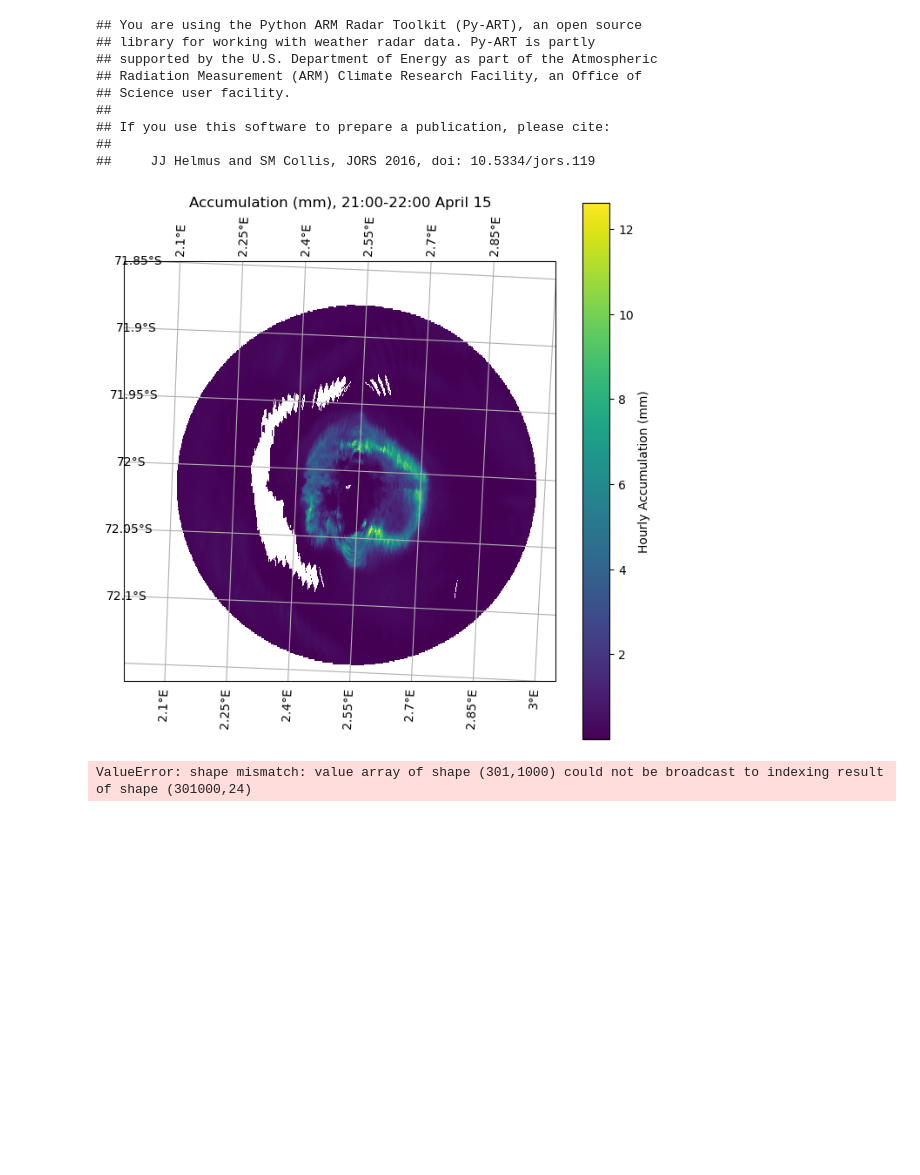
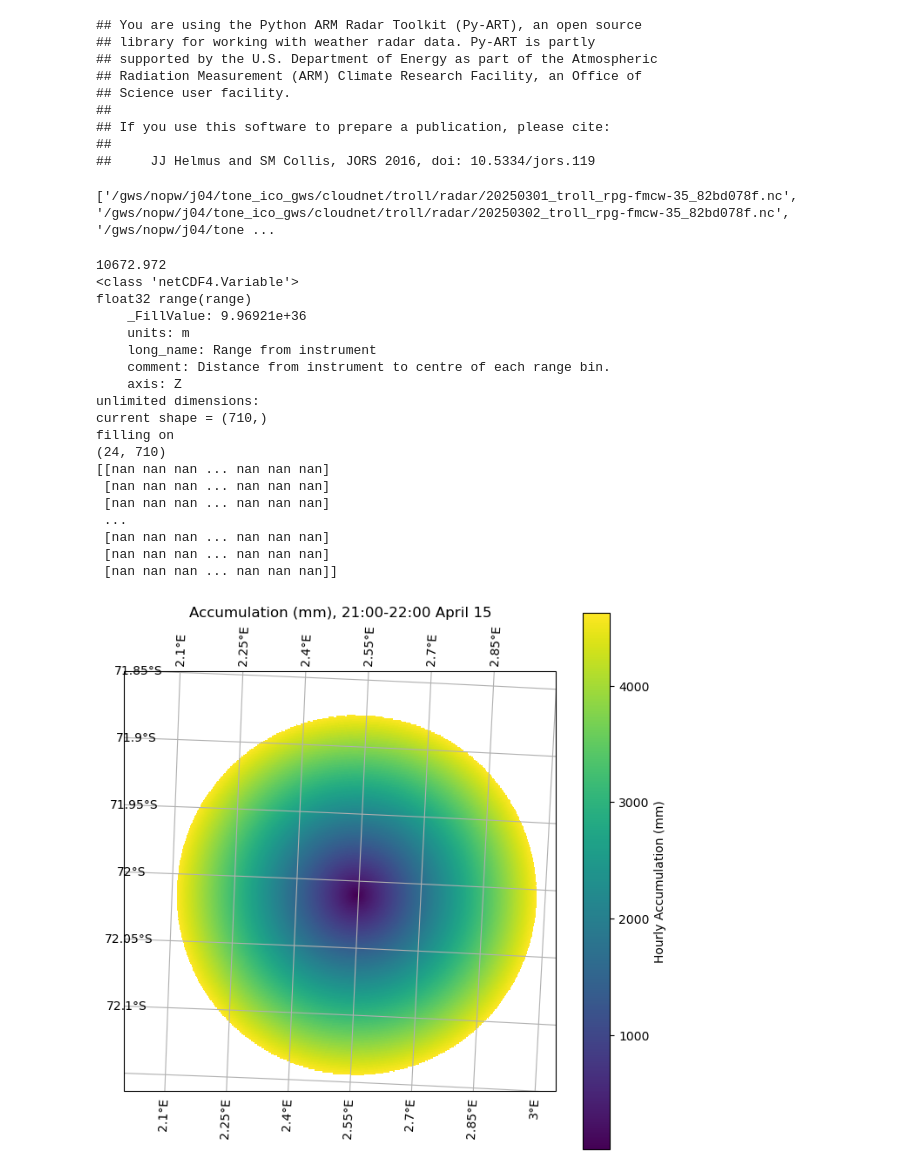
Before and after one commit to Troll-Observing-Network/neumayer-snowfall, a Jupyter notebook: 2D_Pipeline.ipynb, the cells around one changed output. Saved outputs shown, nothing was run; the diff lists cells and outputs as text; code cells hidden in the pictures; blank space fills up the shorter version.

Commit message:
vert profile extracted

```diff
--- a/2D_Pipeline.ipynb
+++ b/2D_Pipeline.ipynb
@@ -179,6 +177,10 @@ lat_grid = np.arange(-72.15, -71.85, 0.001)
 lon_grid = np.arange(2, 3, 0.001)
 lon_target, lat_target = np.meshgrid(lon_grid, lat_grid)
 nlon, nlat = len(lon_grid), len(lat_grid)
+# %%
+print(vertFiles)
+# %% [output]
+['/gws/nopw/j04/tone_ico_gws/cloudnet/troll/radar/20250301_troll_rpg-fmcw-35_82bd078f.nc', '/gws/nopw/j04/tone_ico_gws/cloudnet/troll/radar/20250302_troll_rpg-fmcw-35_82bd078f.nc', '/gws/nopw/j04/tone ...
 # %%
 # Data processing for the 2D scanning radar
 nativeAzimuths = []
@@ -199,17 +201,43 @@ k = 0
 for file in scanningFiles[18:19]:
     ds = xr.open_dataset(file)
 
+    # First extract the vertical profile data for date in question
+    date_prefix = f"{year}{month}{day}"
+    matching_files = [f for f in vertFiles if f.startswith(vertDir + date_prefix)]
+    vertDay = matching_files[0]
+    vertDs = nc.Dataset(vertDay)
+
+    dbzVert_base = np.array(vertDs.variables['Zh'])
+    timeVert = np.array(vertDs.variables['time'])
+    rangeVert = np.array(vertDs.variables['range'])
+    dbzVert_base[dbzVert_base > 1000] = np.nan
+
+    hour_bins = np.floor(timeVert).astype(int)
+
+    # Temporal averaging for each hour, for the vertical profile
+    nspace = dbzVert_base.shape[1]
+    dbzVert = np.full((24, nspace), np.nan)  # use NaNs in case some hours are missing
+
+    # Average values by hour
+    for hour in range(24):
+        idx = hour_bins == hour
+        if np.any(idx):
+            dbzVert[hour] = np.nanmean(dbzVert_base[idx], axis=0)
+
+
     # Step 1: Extract reflectivity and time on both native and common resolutions
     natAzimuths, natRanges, natDbz = nativeExtract(ds)
     dbz_interp, time_interp, range_interp = extractFields(ds, lat_target, lon_target)
     elv_interp = range_interp * np.sin(np.deg2rad(theta))
+
+    print(elv_interp)
 
     fig = plt.figure(figsize=(8, 8))
     ax = plt.axes(projection=ccrs.SouthPolarStereo())
     ax.gridlines(draw_labels=True)
     ax.set_extent([2, 3, -72.15, -71.85], crs=ccrs.PlateCarree())
     ax.coastlines()
-    cf = ax.pcolormesh(lon_target, lat_target, dbz_interp, transform=ccrs.PlateCarree(), cmap='viridis')
+    cf = ax.pcolormesh(lon_target, lat_target, elv_interp, transform=ccrs.PlateCarree(), cmap='viridis')
     plt.colorbar(cf, label='Hourly Accumulation (mm)')
     plt.title("Accumulation (mm), 21:00-22:00 April 15")
     plt.show()
@@ -217,36 +245,54 @@ for file in scanningFiles[18:19]:
     # Step 2: Convert to snowfall rate
     snowfallRateMid = zToSR(dbz_interp, a, b)
     snowfallRateLow = zToSR(dbz_interp, aHigh, b)
     snowfallRateHigh = zToSR(dbz_interp, aLow, b)
     natSnowfall = zToSR(natDbz, a, b)
 
     # Step 3: Populate the (lat x lon x time) arrays for time, dbz, snowfall rate, and lists of native resolution files
     timeGrid[:, :, k] = time_interp
     dbzGrid[:, :, k] = dbz_interp
     snowGridMid[:, :, k] = snowfallRateMid
     snowGridHigh[:, :, k] = snowfallRateHigh
     snowGridLow[:, :, k] = snowfallRateLow
-    elvGrid[elvGrid[:, :, k] == 0] = elv_interp
+    elvGrid[:, :, k] = elv_interp
     nativeAzimuths.append(natAzimuths)
     nativeRanges.append(natRanges)
     nativeSnow.append(natSnowfall)
 
     k = k + 1
 
 # Sort the arrays by time
 sort_indices = np.argsort(timeGrid, axis=2)
 
 timeSort_0313 = np.take_along_axis(timeGrid, sort_indices, axis=2)
 dbzSort_0313 = np.take_along_axis(dbzGrid, sort_indices, axis=2)
 snowSortMid_0313 = np.take_along_axis(snowGridMid, sort_indices, axis=2)
 snowSortHigh_0313 = np.take_along_axis(snowGridHigh, sort_indices, axis=2)
 snowSortLow_0313 = np.take_along_axis(snowGridLow, sort_indices, axis=2)
 hourlyAccumMid_0313 = weightedAvg(snowSortMid_0313)
 hourlyAccumHigh_0313 = weightedAvg(snowSortHigh_0313)
 hourlyAccumLow_0313 = weightedAvg(snowSortLow_0313)
 # %% [output]
+10672.972
+<class 'netCDF4.Variable'>
+float32 range(range)
+    _FillValue: 9.96921e+36
+    units: m
+    long_name: Range from instrument
+    comment: Distance from instrument to centre of each range bin.
+    axis: Z
+unlimited dimensions:
+current shape = (710,)
+filling on
+(24, 710)
+[[nan nan nan ... nan nan nan]
+ [nan nan nan ... nan nan nan]
+ [nan nan nan ... nan nan nan]
+ ...
+ [nan nan nan ... nan nan nan]
+ [nan nan nan ... nan nan nan]
+ [nan nan nan ... nan nan nan]]
-[figure, old version]
+[figure, new version]
-ValueError: shape mismatch: value array of shape (301,1000) could not be broadcast to indexing result of shape (301000,24)
 # %%
 # Data processing ERA5
 
```
Also changed, not shown: parts of 2 cells of this notebook.
